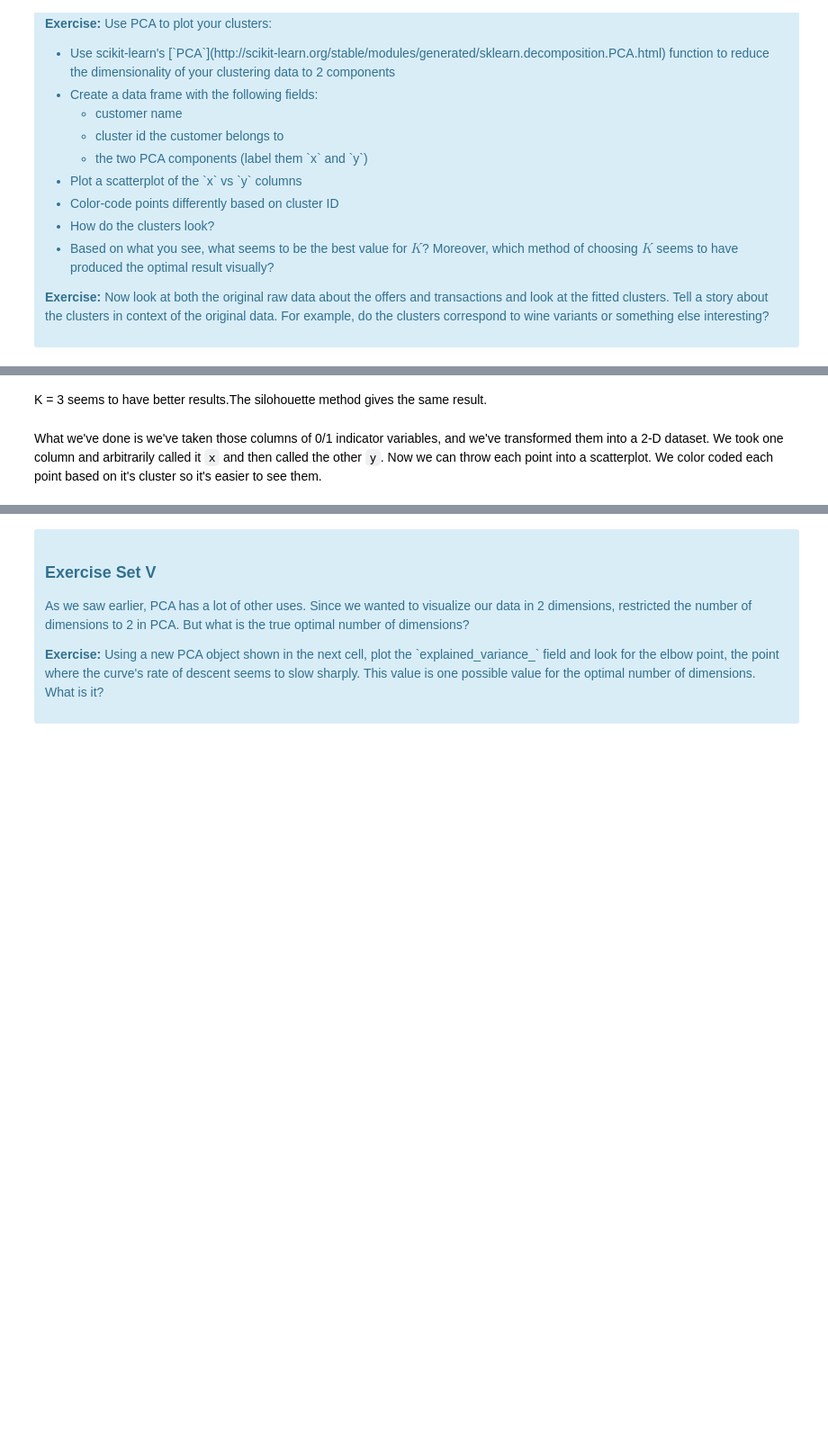
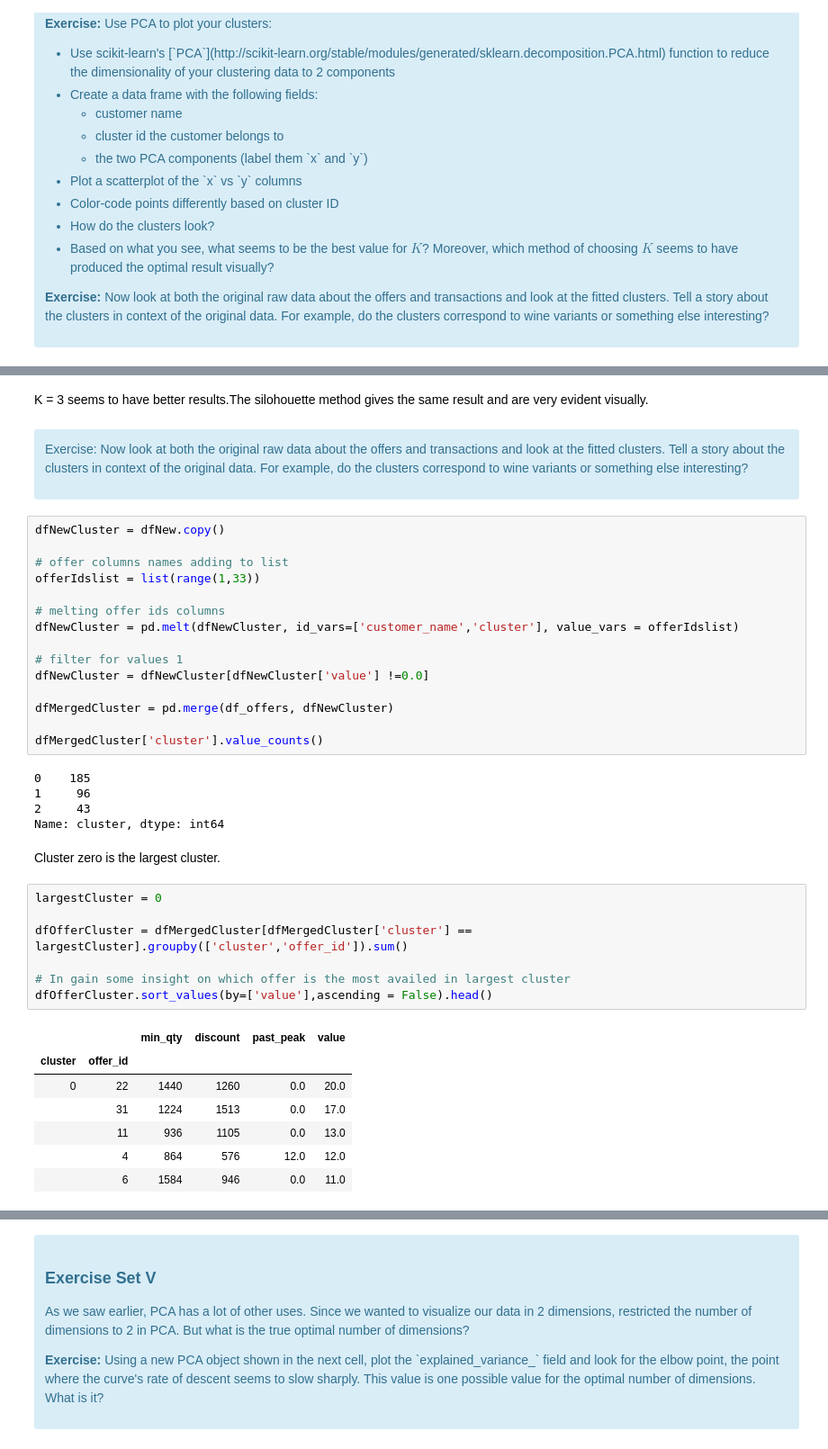
Before and after one commit to Anandpatil412/DSC, a Jupyter notebook: Customer_segment_clustering/Mini_Project_Clustering.ipynb, the cells around one changed output, grey strips where cells are left out. Shown: that part at 90% size. Drawn from its saved outputs; the diff is of its cells as text; blank space fills up the shorter version.

```diff
--- a/Customer_segment_clustering/Mini_Project_Clustering.ipynb
+++ b/Customer_segment_clustering/Mini_Project_Clustering.ipynb
@@ -384,4 +428,45 @@ plt.scatter(customer_clusters['x'],customer_clusters['y'],c=customer_clusters['c
 # %% [markdown]
-K = 3 seems to have better results.The silohouette method gives the same result.
+K = 3 seems to have better results.The silohouette method gives the same result and are very evident visually.
-# %% [markdown]
-What we've done is we've taken those columns of 0/1 indicator variables, and we've transformed them into a 2-D dataset. We took one column and arbitrarily called it `x` and then called the other `y`. Now we can throw each point into a scatterplot. We color coded each point based on it's cluster so it's easier to see them.
+# %% [markdown]
+<div class="span5 alert alert-info">
+
+Exercise: Now look at both the original raw data about the offers and transactions and look at the fitted clusters. Tell a story about the clusters in context of the original data. For example, do the clusters correspond to wine variants or something else interesting?
+
+</div>
+# %%
+dfNewCluster = dfNew.copy()
+
+# offer columns names adding to list
+offerIdslist = list(range(1,33))
+
+# melting offer ids columns
+dfNewCluster = pd.melt(dfNewCluster, id_vars=['customer_name','cluster'], value_vars = offerIdslist)
+
+# filter for values 1
+dfNewCluster = dfNewCluster[dfNewCluster['value'] !=0.0]
+
+dfMergedCluster = pd.merge(df_offers, dfNewCluster)
+
+dfMergedCluster['cluster'].value_counts()
+# %% [output]
+0    185
+1     96
+2     43
+Name: cluster, dtype: int64
+# %% [markdown]
+Cluster zero is the largest cluster.
+# %%
+largestCluster = 0
+
+dfOfferCluster = dfMergedCluster[dfMergedCluster['cluster'] == largestCluster].groupby(['cluster','offer_id']).sum()
+
+# In gain some insight on which offer is the most availed in largest cluster
+dfOfferCluster.sort_values(by=['value'],ascending = False).head()
+# %% [output]
+|  |  | min_qty | discount | past_peak | value |
+| cluster | offer_id |  |  |  |  |
+| 0 | 22 | 1440 | 1260 | 0.0 | 20.0 |
+|  | 31 | 1224 | 1513 | 0.0 | 17.0 |
+|  | 11 | 936 | 1105 | 0.0 | 13.0 |
+|  | 4 | 864 | 576 | 12.0 | 12.0 |
+|  | 6 | 1584 | 946 | 0.0 | 11.0 |
```
Also changed, not shown: parts of 24 cells of this notebook.
